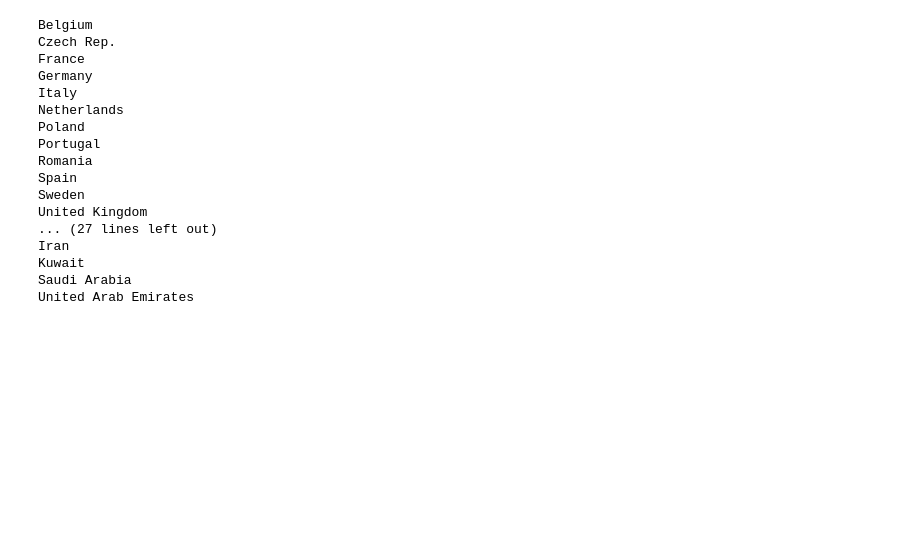
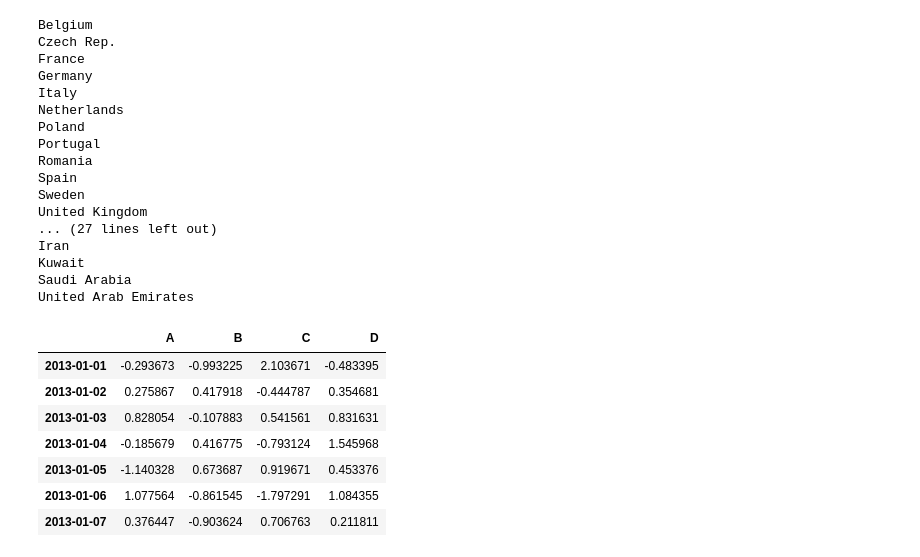
Before and after one commit to vb2317/enerdata, a Jupyter notebook: src/main/python/map_world_energy_data.ipynb, the cells around one changed output. Cells and saved outputs as stored; diff of their text form; code cells hidden in the pictures; blank space fills up the shorter version.

```diff
--- a/src/main/python/map_world_energy_data.ipynb
+++ b/src/main/python/map_world_energy_data.ipynb
@@ -230,0 +335,15 @@ United Arab Emirates
+# %%
+dates = pd.date_range('20130101', periods=7)
+# %%
+dates
+df = pd.DataFrame(np.random.randn(7,4), index=dates, columns=list('ABCD'))
+df
+# %% [output]
+|  | A | B | C | D |
+| 2013-01-01 | -0.293673 | -0.993225 | 2.103671 | -0.483395 |
+| 2013-01-02 | 0.275867 | 0.417918 | -0.444787 | 0.354681 |
+| 2013-01-03 | 0.828054 | -0.107883 | 0.541561 | 0.831631 |
+| 2013-01-04 | -0.185679 | 0.416775 | -0.793124 | 1.545968 |
+| 2013-01-05 | -1.140328 | 0.673687 | 0.919671 | 0.453376 |
+| 2013-01-06 | 1.077564 | -0.861545 | -1.797291 | 1.084355 |
+| 2013-01-07 | 0.376447 | -0.903624 | 0.706763 | 0.211811 |
```
Also changed, not shown: parts of 28 cells of this notebook, 1 other file.
